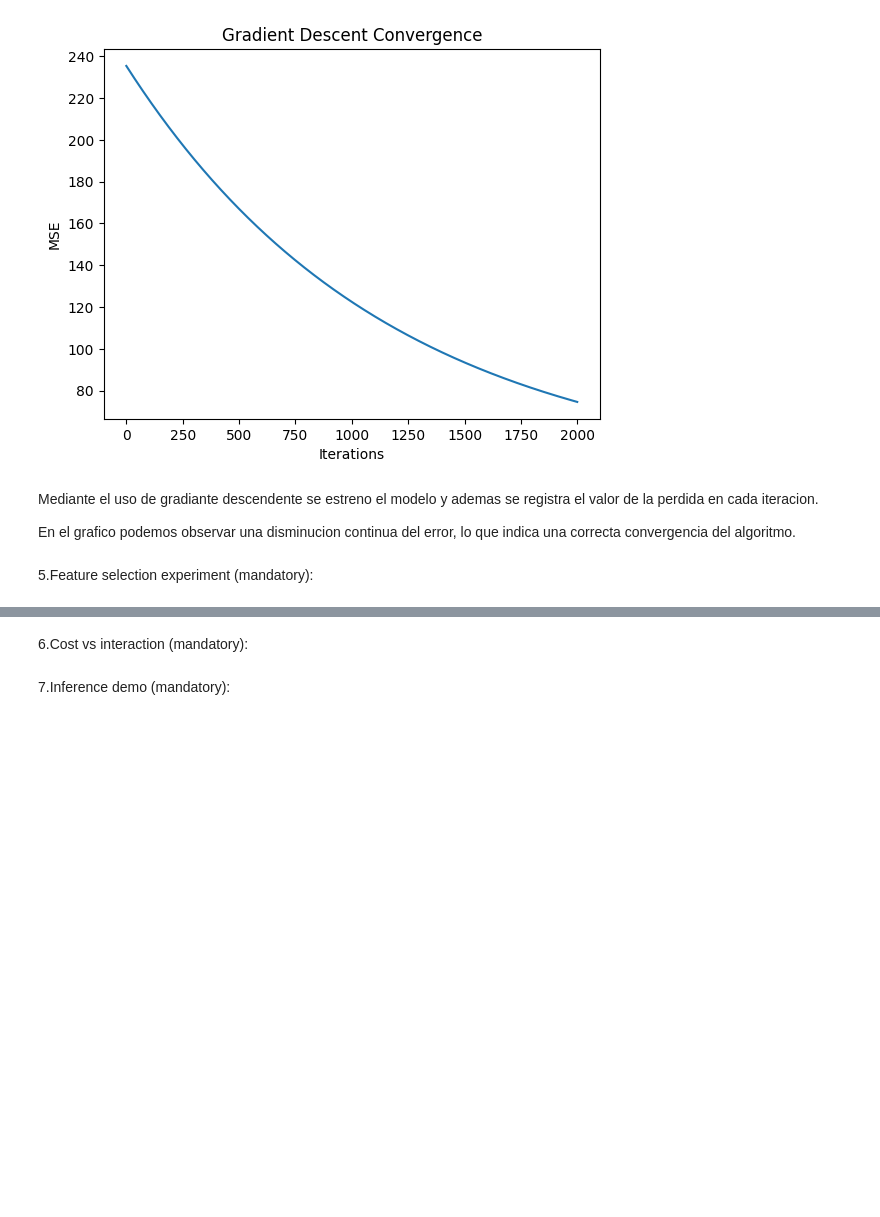
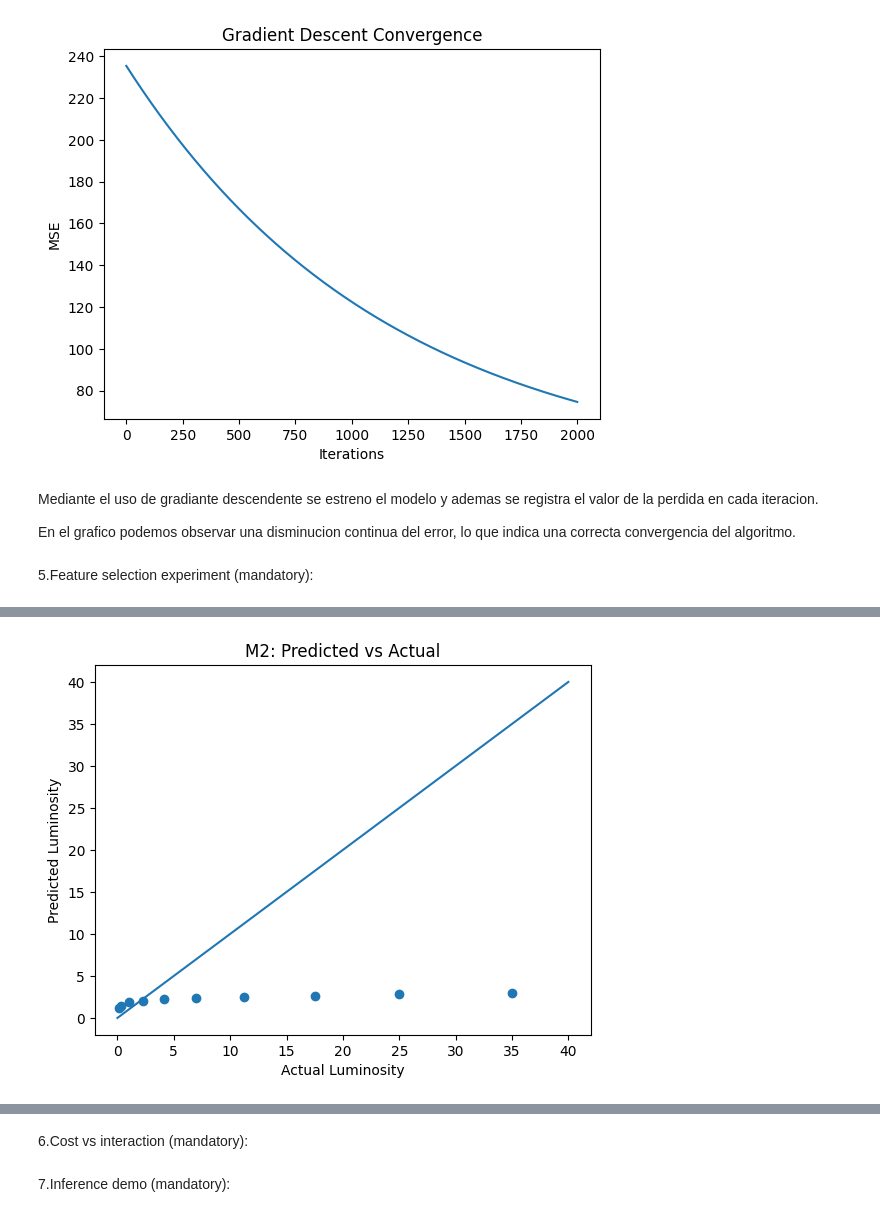
Before and after one commit to ders14028-bit/RodriguezDaniel-Regression_and_cloud_ready_AI_infrastructure, a Jupyter notebook: 02_part2_polyreg.ipynb, the cells around one changed output, grey strips where cells are left out. Saved outputs shown, nothing was run; the diff lists cells and outputs as text; code cells hidden in the pictures; blank space fills up the shorter version.

```diff
--- a/02_part2_polyreg.ipynb
+++ b/02_part2_polyreg.ipynb
@@ -106,0 +159,11 @@ En el grafico podemos observar una disminucion continua del error, lo que indica
+# %%
+y_hat = X_M2 @ results["M2"][0] + results["M2"][1]
+
+plt.scatter(L, y_hat)
+plt.plot([0, 40], [0, 40])
+plt.xlabel("Actual Luminosity")
+plt.ylabel("Predicted Luminosity")
+plt.title("M2: Predicted vs Actual")
+plt.show()
+# %% [output]
+[figure, added]
```
Also changed, not shown: parts of 5 cells of this notebook.
